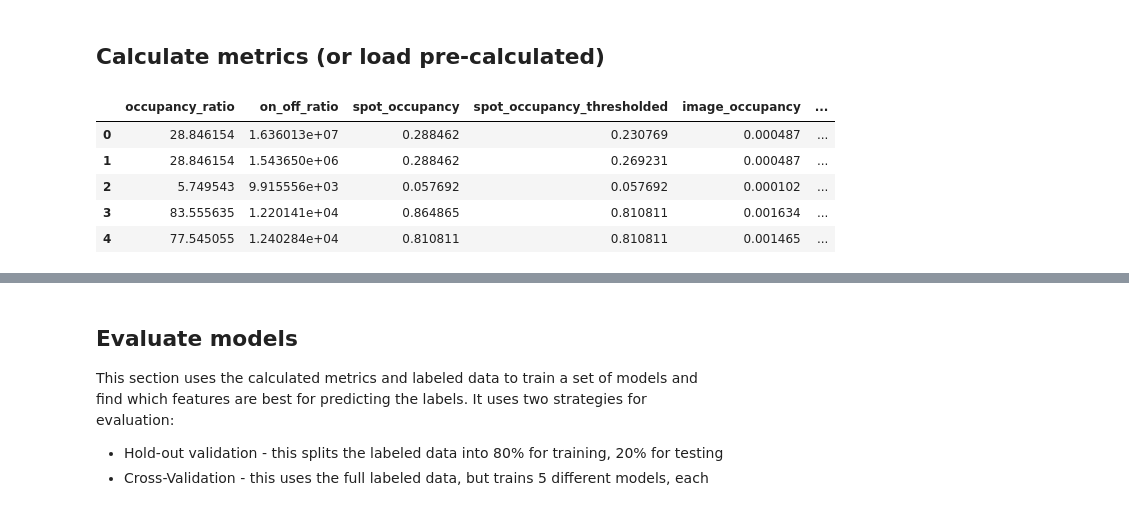
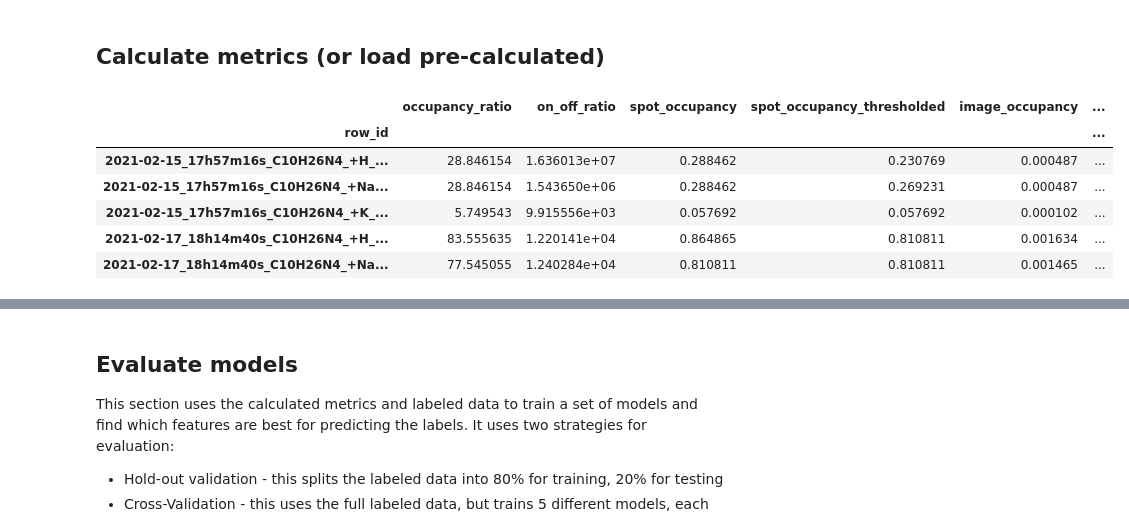
Before and after one commit to saharuka/metabolite_detectability, a Jupyter notebook: spotting/analysis/20_matrices/train_model.ipynb, the cells around one changed output, grey strips where cells are left out. Drawn from its saved outputs; the diff is of its cells as text; code cells hidden in the pictures.

```diff
--- a/spotting/analysis/20_matrices/train_model.ipynb
+++ b/spotting/analysis/20_matrices/train_model.ipynb
@@ -143,15 +141,14 @@ dataset_ids = pd.concat([
 ]).dataset_id.unique().tolist()
 # %%
 # Images from METASPACE
-# NOTE: Hotspot clipping is applied at this step, so `np.max(image)`
-# represents the 99th percentile intensity for the rest of the script.
-#
 # Ignore any warnings about connection pools in this step
 
 images = []
 for i, ds_id in enumerate(dataset_ids):
     print(f'Downloading images for {ds_id} ({i}/{len(dataset_ids)})')
-    for img in sm.dataset(id=ds_id).all_annotation_images(
+    dataset = sm.dataset(id=ds_id)
+    ds_tic_image = dataset.tic_image()
+    for img in dataset.all_annotation_images(
         fdr=fdr,
         database=database,
         only_first_isotope=True,
@@ -166,10 +163,12 @@ for i, ds_id in enumerate(dataset_ids):
                 'adduct': img.adduct,
                 'neutral_loss': img.neutral_loss or '',
                 'image': img[0],
-                'filename': f'{ds_id}_{img.formula}_{img.adduct}_{img.neutral_loss}.png'.replace('+', ''),
+                'tic_norm_image': np.nan_to_num(img[0] / ds_tic_image),  # nan_to_num replaces nan values with 0.0. This line will probably complain about division by zero but it can be ignored as it's fixed by the nan_to_num
             })
 
 images_df = pd.DataFrame(images)
+p_eval.mkdir(parents=True, exist_ok=True)
+images_df.to_csv(p_images)
 # %% [output]
 Downloading images for 2021-02-15_17h57m16s (0/14)
 Downloading images for 2021-02-16_06h28m34s (1/14)
@@ -197,7 +197,7 @@ grids = {
 labeled_anns = []
 for i in p_labelled_set.rglob("*Quality_Labels.csv"):
     data = pd.read_csv(i)
-    data = data.loc[:, ['dataset_id', 'formula', 'adduct', 'neutral_loss', 'score']]
+    data = data.loc[:, ['dataset_id', 'formula', 'adduct', 'neutral_loss', 'score', 'well']]
     data.neutral_loss.fillna('', inplace=True)
     labeled_anns.append(data)
 
@@ -226,13 +226,19 @@ merged_df = (
     images_df
     # Add `how=left` when merging with wellmap to include non-spotted formulas
     .merge(wellmap[['well', 'formula', 'name_short']], on=['formula'])
-    .merge(labeled_anns_df, on=['dataset_id', 'formula', 'adduct', 'neutral_loss'], how='left')
-    .merge(manual_labels_df, on='filename', how='left')
+    .merge(labeled_anns_df, on=['dataset_id', 'formula', 'adduct', 'neutral_loss', 'well'], how='left')
 ).reset_index()
 
+
+merged_df['filename'] = [f'{row.dataset_id}_{row.formula}_{row.adduct}_{row.neutral_loss}_{row.well}.png' for row in merged_df.itertuples()]
+merged_df = merged_df.merge(manual_labels_df, on='filename', how='left')
+
 # Merge the "manual_score" column into "score"
-merged_df['score'] = np.where(merged_df.score.isna(), merged_df.manual_score, merged_df.score)
+merged_df['score'] = merged_df.manual_score.fillna(merged_df.score) # manual labels overwrite csv labels
 del merged_df['manual_score']
+
+merged_df['row_id'] = [f'{row.dataset_id}_{row.formula}_{row.adduct}_{row.neutral_loss}_{row.well}' for row in merged_df.itertuples()]  # You may want to customize this and add any other fields you feel are necessary to uniquely identify a scored image+well
+merged_df = merged_df.set_index('row_id')
 # %% [markdown]
 ## Calculate metrics (or load pre-calculated)
 # %%
@@ -257,6 +263,7 @@ for row in merged_df.itertuples():
     far_bg = calc_far_bg(mask, bg)
 
     in_mask = row.image[mask]
+    in_mask_tic_norm = row.tic_norm_image[mask]
     in_bg = row.image[bg]
     in_far_bg = row.image[far_bg]
     in_other_spots = row.image[~bg & ~mask]
@@ -266,43 +273,43 @@ for row in merged_df.itertuples():
     threshold = np.max(row.image) * 0.01
 
     metrics.append({
+        'row_id': row[0],   # with .itertuples(), item[0] is the index
         # Original metrics
         # NOTE: The constant in the denominator of `on_off_ratio` was changed to
         # 0.001 as it seemed to produce slightly better results
         'occupancy_ratio': (occ(in_mask) * 100) / (occ(in_bg) * 100 + 1),
         'on_off_ratio': (np.mean(in_mask)) / (np.mean(in_bg) + 0.001),
 
         # Single-spot occupancy %
         'spot_occupancy': occ(in_mask),
         'spot_occupancy_thresholded': occ(in_mask > threshold),
         # Other occupancy metrics
         'image_occupancy': occ(row.image),
         'other_spots_occupancy': occ(in_other_spots),
         'bg_occupancy': occ(in_bg),
         'far_bg_occupancy': occ(in_bg),
         'occupancy_vs_far_bg_ratio' : (occ(in_mask) * 100) / (occ(in_far_bg) * 100 + 1),
 
-
         # How many spots have a non-zero pixel
         'in_n_spots': len(np.unique(grid[(grid != 0) & (row.image > threshold)])),
 
         # Intensity ratios
         'spot_intensity' : np.mean(in_mask),
+        'spot_intensity_tic_norm': np.mean(in_mask_tic_norm),
         'intensity_vs_other_spots_ratio': np.mean(in_mask) / (np.mean(in_other_spots) + 0.001),
         'intensity_vs_far_bg_ratio': np.mean(in_mask) / (np.mean(in_far_bg) + 0.001),
-
-        'score': row.score,
     })
 
-metrics_df = pd.DataFrame(metrics, index=merged_df.index)
-metrics_df.to_csv(p_metrics, index=False)
+metrics_df = pd.DataFrame(metrics).set_index('row_id')
+metrics_df.to_csv(p_metrics)
 metrics_df.head()
 # %% [output]
 |  | occupancy_ratio | on_off_ratio | spot_occupancy | spot_occupancy_thresholded | image_occupancy | ... |
-| 0 | 28.846154 | 1.636013e+07 | 0.288462 | 0.230769 | 0.000487 | ... |
-| 1 | 28.846154 | 1.543650e+06 | 0.288462 | 0.269231 | 0.000487 | ... |
-| 2 | 5.749543 | 9.915556e+03 | 0.057692 | 0.057692 | 0.000102 | ... |
-| 3 | 83.555635 | 1.220141e+04 | 0.864865 | 0.810811 | 0.001634 | ... |
-| 4 | 77.545055 | 1.240284e+04 | 0.810811 | 0.810811 | 0.001465 | ... |
+| row_id |  |  |  |  |  | ... |
+| 2021-02-15_17h57m16s_C10H26N4_+H_... | 28.846154 | 1.636013e+07 | 0.288462 | 0.230769 | 0.000487 | ... |
+| 2021-02-15_17h57m16s_C10H26N4_+Na... | 28.846154 | 1.543650e+06 | 0.288462 | 0.269231 | 0.000487 | ... |
+| 2021-02-15_17h57m16s_C10H26N4_+K_... | 5.749543 | 9.915556e+03 | 0.057692 | 0.057692 | 0.000102 | ... |
+| 2021-02-17_18h14m40s_C10H26N4_+H_... | 83.555635 | 1.220141e+04 | 0.864865 | 0.810811 | 0.001634 | ... |
+| 2021-02-17_18h14m40s_C10H26N4_+Na... | 77.545055 | 1.240284e+04 | 0.810811 | 0.810811 | 0.001465 | ... |
 # %%
 # Or import pre-calculated metrics
```
Also changed, not shown: parts of 10 cells of this notebook, 51 other files.
